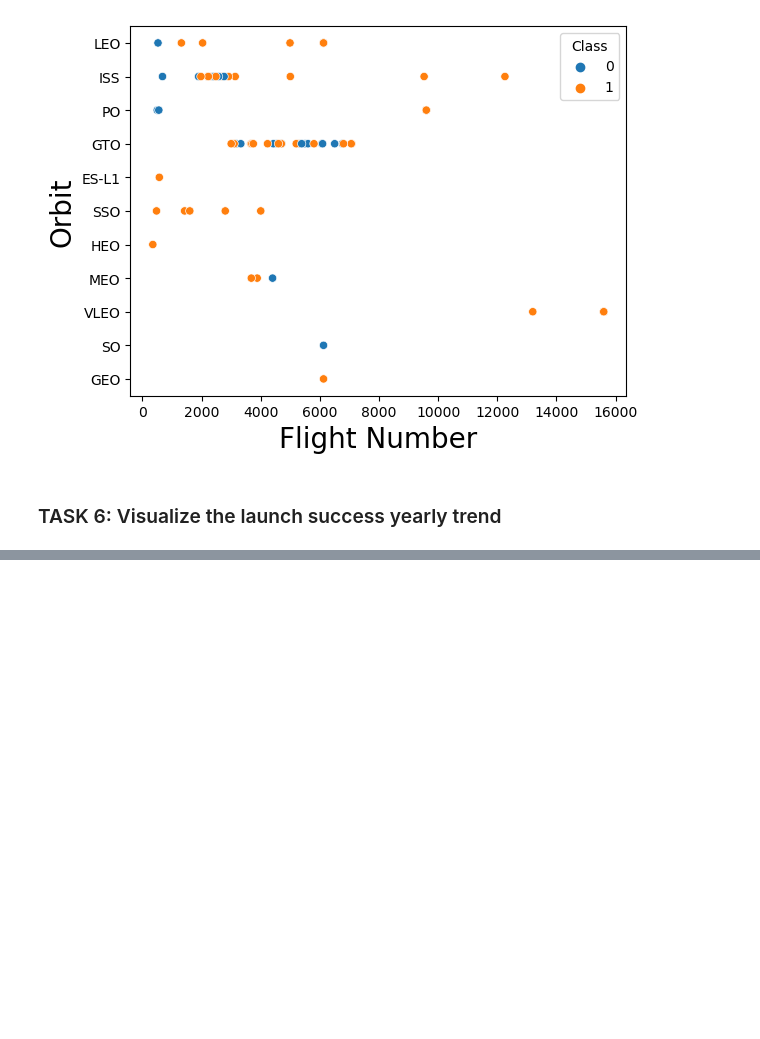
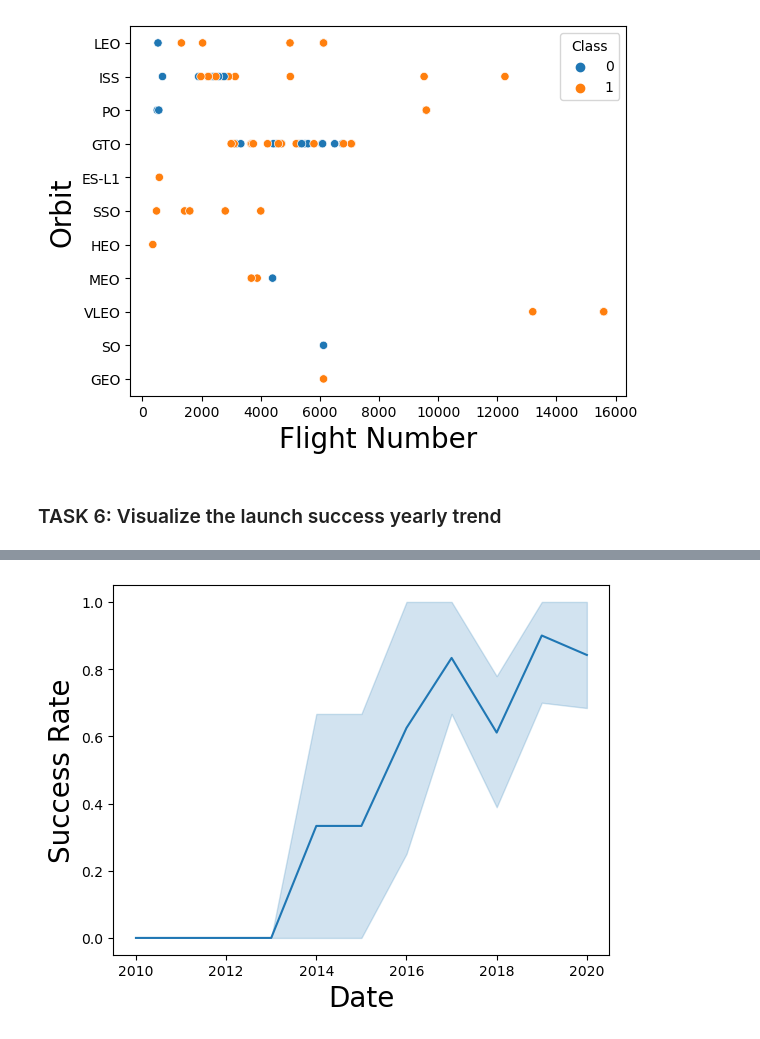
Before and after one commit to Immortal-Pi/IBMdatascience, a Jupyter notebook: CapstoneProject/VizCapstone.ipynb, the cells around one changed output, grey strips where cells are left out. Saved outputs shown, nothing was run; the diff lists cells and outputs as text; code cells hidden in the pictures; blank space fills up the shorter version.

```diff
--- a/CapstoneProject/Untitled.ipynb
+++ b/CapstoneProject/VizCapstone.ipynb
@@ -96,0 +114,7 @@ plt.show()
+# %%
+# data2=dt.datetime.strptime(data[['Date']],'%Y-%m-%d')
+year=[]
+for i,date in enumerate(data['Date']):
+    year1=dt.datetime.strptime(date,'%Y-%m-%d')
+    year.append(year1.year)
+data['Year']=year
@@ -96,0 +137,7 @@ plt.show()
+# %%
+sns.lineplot(x='Year',y='Class',data=data)
+plt.xlabel("Date",fontsize=20)
+plt.ylabel("Success Rate",fontsize=20)
+plt.show()
+# %% [output]
+[figure, added]
```
Also changed, not shown: parts of 12 cells of this notebook, 1 other file.
